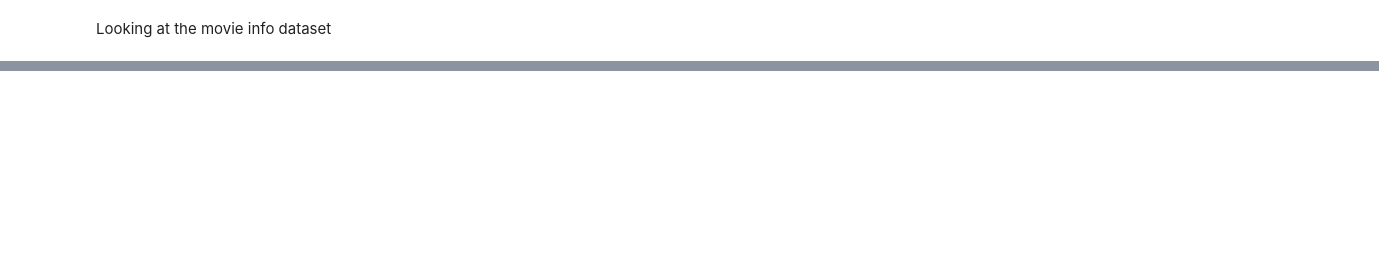
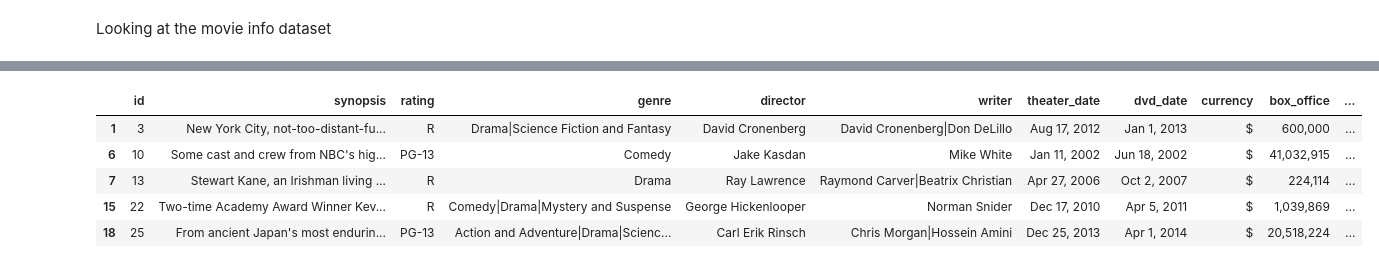
Before and after one commit to SirIan71/Movie-Data-Analysis, a Jupyter notebook: student.ipynb, the cells around one changed output, grey strips where cells are left out. Cells and saved outputs as stored; diff of their text form; code cells hidden in the pictures; blank space fills up the shorter version.

```diff
--- a/student.ipynb
+++ b/student.ipynb
@@ -267,2 +289,5 @@ pd.read_sql_query(ratings, conn)
 # %% [markdown]
 Looking at the movie info dataset
+# %%
+movie_info = pd.read_csv('zippedData/rt.movie_info.tsv.gz', delimiter ='\t', encoding='unicode_escape' )
+movie_info
@@ -268,0 +325,3 @@ Looking at the movie info dataset
+# %%
+# drop missing null values
+movie_info.dropna(inplace = True)
@@ -268,0 +351,9 @@ Looking at the movie info dataset
+# %%
+movie_info.head()
+# %% [output]
+|  | id | synopsis | rating | genre | director | writer | theater_date | dvd_date | currency | box_office | ... |
+| 1 | 3 | New York City, not-too-distant-fu... | R | Drama|Science Fiction and Fantasy | David Cronenberg | David Cronenberg|Don DeLillo | Aug 17, 2012 | Jan 1, 2013 | $ | 600,000 | ... |
+| 6 | 10 | Some cast and crew from NBC's hig... | PG-13 | Comedy | Jake Kasdan | Mike White | Jan 11, 2002 | Jun 18, 2002 | $ | 41,032,915 | ... |
+| 7 | 13 | Stewart Kane, an Irishman living ... | R | Drama | Ray Lawrence | Raymond Carver|Beatrix Christian | Apr 27, 2006 | Oct 2, 2007 | $ | 224,114 | ... |
+| 15 | 22 | Two-time Academy Award Winner Kev... | R | Comedy|Drama|Mystery and Suspense | George Hickenlooper | Norman Snider | Dec 17, 2010 | Apr 5, 2011 | $ | 1,039,869 | ... |
+| 18 | 25 | From ancient Japan's most endurin... | PG-13 | Action and Adventure|Drama|Scienc... | Carl Erik Rinsch | Chris Morgan|Hossein Amini | Dec 25, 2013 | Apr 1, 2014 | $ | 20,518,224 | ... |
```
Also changed, not shown: parts of 13 cells of this notebook.
